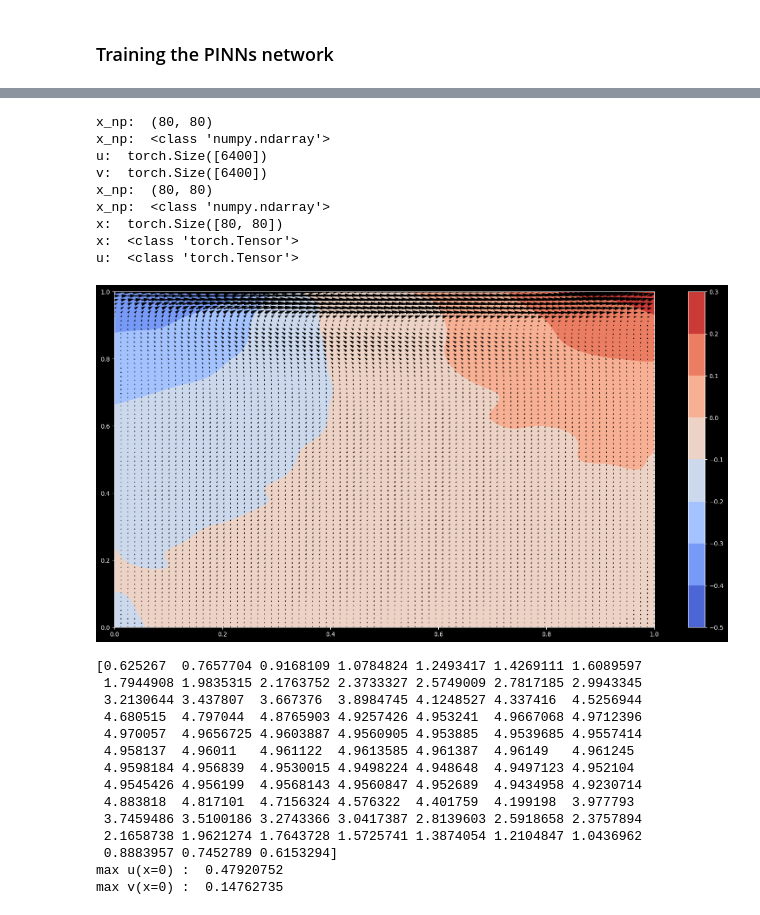
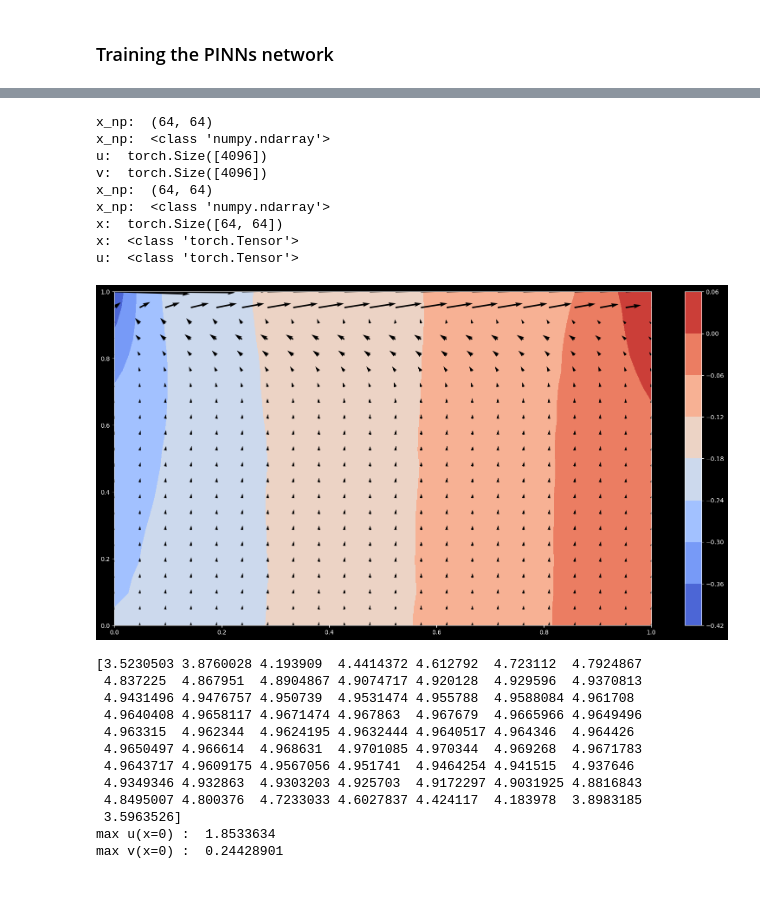
Before and after one commit to YanivAB/PINN-Incompressible-N-S-equations-cavity, a Jupyter notebook: T_final.ipynb, the cells around one changed output, grey strips where cells are left out. Drawn from its saved outputs; the diff is of its cells as text; code cells hidden in the pictures.

```diff
--- a/T_final.ipynb
+++ b/T_final.ipynb
@@ -146,14 +128,6 @@ class ffm2(nn.Module):
 
 class PINNs_net(nn.Module):
     def __init__(self, in_dim=2, HL_dim=64, out_dim=3, activation=nn.Tanh()):
-        """
-        Parameters
-        -------------
-        in_dim: the input dimensions - number of independant variables
-        HL_dim: the width of the network
-        out_dim: the output dimensions - number of dependant variables
-        activation: The activation function you wish to use in the network - the default is nn.Tanh()
-        """
         super().__init__()
 
         # define the network architecture
@@ -218,12 +192,14 @@ class PINNs_net(nn.Module):
         pde_loss = loss_fun(res1, torch.zeros_like(res1)) + loss_fun(res2, torch.zeros_like(res2)) + loss_fun(res3, torch.zeros_like(res3))
 
         # compute the BC loss
-        u_reshaped = u.view(Nx, Ny) # [Nx*Ny, 1] -> [Nx, Nt]
-        v_reshaped = v.view(Nx, Ny) # [Nx*Ny, 1] -> [Nx, Nt]
+        u_reshaped = u.view(Nx, Ny) # [Nx*Ny, 1] -> [Nx, Ny]
+        v_reshaped = v.view(Nx, Ny) # [Nx*Ny, 1] -> [Nx, Ny]
+        p_reshaped = p.view(Nx, Ny)  # [Nx*Ny, 1] -> [Nx, Ny]
 
         # Calculate indices for the boundary condition range
-        start_idx = int(Ny / 4)
-        end_idx = int(3 * Ny / 4)
+        start_idx = int(Ny / 5)
+        end_idx = int(4 * Ny / 5)
+
 
         bc_loss = loss_fun(u_reshaped[0, :], torch.zeros_like(u_reshaped[0,:])) \
                 + loss_fun(u_reshaped[-1, :], torch.zeros_like(u_reshaped[Nx-1,:])) \
@@ -231,10 +207,17 @@ class PINNs_net(nn.Module):
                 + loss_fun(v_reshaped[-1, :], torch.zeros_like(v_reshaped[Nx-1,:])) \
                 + loss_fun(u_reshaped[:, 0], torch.zeros_like(u_reshaped[:,Ny-1])) \
                 + loss_fun(v_reshaped[:,0], torch.zeros_like(v_reshaped[:,Ny-1])) \
-                + loss_fun(u_reshaped[start_idx:end_idx, -1], torch.ones_like(u_reshaped[start_idx:end_idx, -1]) * u_i) \
-                + loss_fun(v_reshaped[start_idx:end_idx, -1], torch.zeros_like(v_reshaped[start_idx:end_idx, -1])) \
+                + loss_fun(u_reshaped[:, -1], torch.ones_like(u_reshaped[:, -1]) * u_i) \
+                + loss_fun(v_reshaped[:, -1], torch.zeros_like(v_reshaped[:, -1])) \
+                + loss_fun(p_reshaped[-1, :], torch.zeros_like(p_reshaped[-1, :])) \
+                + loss_fun(p_y[:, 0], torch.zeros_like(p_y[:, 0])) \
+                + loss_fun(p_y[:, -1], torch.zeros_like(p_y[:, -1])) \
+                + loss_fun(p_x[0,:], torch.zeros_like(p_x[0,:])) \
+                + loss_fun(p_x[-1,:], torch.zeros_like(p_x[0,:])) \
 
 
+                # + loss_fun(p_x[start_idx:end_idx, -1], torch.zeros_like(p_x[start_idx:end_idx, -1])) \
+                # + loss_fun(u_reshaped[start_idx:end_idx, -1], torch.ones_like(u_reshaped[start_idx:end_idx, -1]) * u_i) \
         return pde_loss, bc_loss
 # %% [markdown]
 ### Define Model and Optimizer
@@ -245,7 +228,7 @@ optimizer = torch.optim.Adam(model.parameters(), lr=0.001)
 ### Setting up the Case
 # %%
 # num of points in the domain
-Nx, Ny = 128, 128
+Nx, Ny = 64, 64
 u_i = 5 #m/s
 # define domain dimensions and resolution
 Lx_initial, Lx_final = 0, 1
@@ -335,55 +318,53 @@ print("u: ",u.shape)
 print("v: ",v.shape)
 
 print("x_np: ",x_np.shape)
 print("x_np: ",type(x_np))
 
 print("x: ",x.shape)
 print("x: ",type(x))
 print("u: ",type(u))
 
 u_np = 1*u.detach().numpy().reshape(Nx,Ny) # convert into a np array
 v_np = 1*v.detach().numpy().reshape(Nx,Ny) # convert into a np array
 p_np = p.detach().numpy().reshape(Nx,Ny) # convert into a np array
 
 plt.style.use("dark_background")
 plt.figure(figsize=(20, 10))
-plt.contourf(x_np , y_np, p_np, cmap="coolwarm")
+plt.contourf(x_np[::3,::3] , y_np[::3,::3], p_np[::3,::3], cmap="coolwarm")
 plt.colorbar()
 
-plt.quiver(x_np , y_np , u_np , v_np , color="black")
+plt.quiver(x_np[::3,::3], y_np[::3,::3] , u_np[::3,::3] , v_np[::3,::3] , color="black", scale=25)
 #plt.streamplot(x_np, y_np, u_np, v_np, color="red")
 plt.xlim((0, 1))
 plt.ylim((0, 1))
 plt.show()
 print(u_np[:,-1])
 
 print("max u(x=0) : " , u_np[0,1:-1].max() )
 print("max v(x=0) : " , v_np[0].max() )
 # %% [output]
-x_np:  (80, 80)
+x_np:  (64, 64)
 x_np:  <class 'numpy.ndarray'>
-u:  torch.Size([6400])
-v:  torch.Size([6400])
-x_np:  (80, 80)
+u:  torch.Size([4096])
+v:  torch.Size([4096])
+x_np:  (64, 64)
 x_np:  <class 'numpy.ndarray'>
-x:  torch.Size([80, 80])
+x:  torch.Size([64, 64])
 x:  <class 'torch.Tensor'>
 u:  <class 'torch.Tensor'>
-[figure, old version]
+[figure, new version]
-[0.625267  0.7657704 0.9168109 1.0784824 1.2493417 1.4269111 1.6089597
- 1.7944908 1.9835315 2.1763752 2.3733327 2.5749009 2.7817185 2.9943345
- 3.2130644 3.437807  3.667376  3.8984745 4.1248527 4.337416  4.5256944
- 4.680515  4.797044  4.8765903 4.9257426 4.953241  4.9667068 4.9712396
- 4.970057  4.9656725 4.9603887 4.9560905 4.953885  4.9539685 4.9557414
- 4.958137  4.96011   4.961122  4.9613585 4.961387  4.96149   4.961245
- 4.9598184 4.956839  4.9530015 4.9498224 4.948648  4.9497123 4.952104
- 4.9545426 4.956199  4.9568143 4.9560847 4.952689  4.9434958 4.9230714
- 4.883818  4.817101  4.7156324 4.576322  4.401759  4.199198  3.977793
- 3.7459486 3.5100186 3.2743366 3.0417387 2.8139603 2.5918658 2.3757894
- 2.1658738 1.9621274 1.7643728 1.5725741 1.3874054 1.2104847 1.0436962
- 0.8883957 0.7452789 0.6153294]
-max u(x=0) :  0.47920752
-max v(x=0) :  0.14762735
+[3.5230503 3.8760028 4.193909  4.4414372 4.612792  4.723112  4.7924867
+ 4.837225  4.867951  4.8904867 4.9074717 4.920128  4.929596  4.9370813
+ 4.9431496 4.9476757 4.950739  4.9531474 4.955788  4.9588084 4.961708
+ 4.9640408 4.9658117 4.9671474 4.967863  4.967679  4.9665966 4.9649496
+ 4.963315  4.962344  4.9624195 4.9632444 4.9640517 4.964346  4.964426
+ 4.9650497 4.966614  4.968631  4.9701085 4.970344  4.969268  4.9671783
+ 4.9643717 4.9609175 4.9567056 4.951741  4.9464254 4.941515  4.937646
+ 4.9349346 4.932863  4.9303203 4.925703  4.9172297 4.9031925 4.8816843
+ 4.8495007 4.800376  4.7233033 4.6027837 4.424117  4.183978  3.8983185
+ 3.5963526]
+max u(x=0) :  1.8533634
+max v(x=0) :  0.24428901
 # %%
 print(BC_loss)
 print(eq_loss)
```
Also changed, not shown: parts of 6 cells of this notebook.
